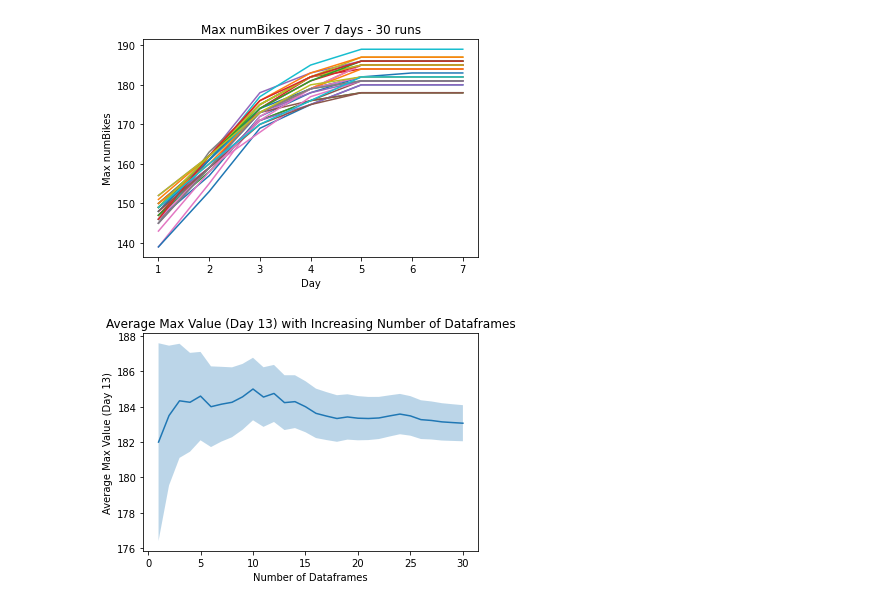
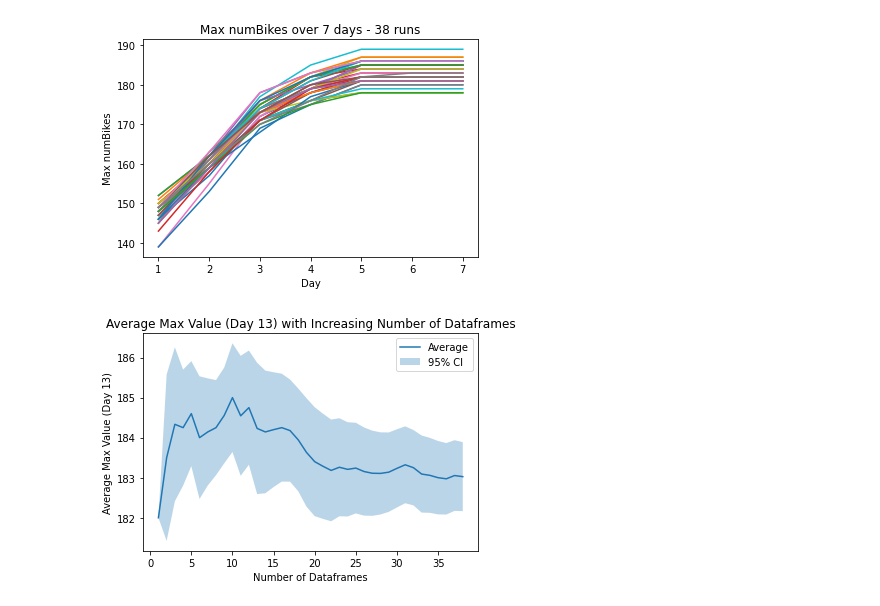
Before and after one commit to CityScope/MobilityTable_SanSebastian, a Jupyter notebook: postprocessing/result_analysis_dynamicfleetsizing.ipynb, the cells around one changed output. Drawn from its saved outputs; the diff is of its cells as text; code cells hidden in the pictures.

```diff
--- a/postprocessing/result_analysis_dynamicfleetsizing.ipynb
+++ b/postprocessing/result_analysis_dynamicfleetsizing.ipynb
@@ -50,36 +50,64 @@ formatter = FuncFormatter(subtract_six)
 ax.xaxis.set_major_formatter(formatter)
 
 
-plt.title('Max numBikes over 7 days - 30 runs')
+plt.title('Max numBikes over 7 days - 38 runs')
 
 # Step 6: Display the plot
 plt.show()
 # %% [output]
-[figure, old version]
+[figure, new version]
 # %%
-
-# Step 1: Create an empty list to store the maximum values
+# Step 1: Create empty lists to store the maximum values, average values, and confidence intervals
 max_values_day_13 = []
+avg_values = []
+ci_lower_values = []
+ci_upper_values = []
+ci_delta_values = []
 
 # Step 2: Loop over the dataframes and calculate the maximum value for "day 13"
-for df in df_total:
+for i, df in enumerate(df_total):
     max_value_day_13 = df.loc[df['Day'] == 13, 'NumBikes'].max()
     max_values_day_13.append(max_value_day_13)
 
-# Step 3: Calculate the cumulative average
-avg_values = np.cumsum(max_values_day_13) / np.arange(1, len(max_values_day_13) + 1)
+    # Calculate the average and confidence intervals with an increasing number of dataframes
+    x_values = range(i + 1)
+    avg_value = np.mean(max_values_day_13[:i + 1])
+    std_value = np.std(max_values_day_13[:i + 1])
+    ci_lower = avg_value - 1.96 * std_value / np.sqrt(i + 1)
+    ci_upper = avg_value + 1.96 * std_value / np.sqrt(i + 1)
+    ci_delta = ci_upper - ci_lower
 
-# Step 4: Calculate the 95% confidence interval
-std_values = np.std(max_values_day_13)
-ci_lower = avg_values - 1.96 * std_values / np.sqrt(np.arange(1, len(max_values_day_13) + 1))
-ci_upper = avg_values + 1.96 * std_values / np.sqrt(np.arange(1, len(max_values_day_13) + 1))
+    # Append the average, confidence interval, and delta values to their respective lists
+    avg_values.append(avg_value)
+    ci_lower_values.append(ci_lower)
+    ci_upper_values.append(ci_upper)
+    ci_delta_values.append(ci_delta)
 
-# Step 5: Create the plot
-plt.plot(range(1, len(max_values_day_13) + 1), avg_values, label='Average')
-plt.fill_between(range(1, len(max_values_day_13) + 1), ci_lower, ci_upper, alpha=0.3, label='95% CI')
+# Step 3: Create the x-axis values
+x_values = range(1, len(df_total) + 1)
+
+# Step 4: Create the plot
+plt.plot(x_values, avg_values, label='Average')
+plt.fill_between(x_values, ci_lower_values, ci_upper_values, alpha=0.3, label='95% CI')
 plt.xlabel('Number of Dataframes')
 plt.ylabel('Average Max Value (Day 13)')
 plt.title('Average Max Value (Day 13) with Increasing Number of Dataframes')
+plt.legend()
 plt.show()
+
+# Step 5: Create a DataFrame with the data
+data = {
+    'Number of Dataframes': x_values,
+    'Average': avg_values,
+    'CI Lower': ci_lower_values,
+    'CI Upper': ci_upper_values,
+    'CI Delta': ci_delta_values
+}
+df_table = pd.DataFrame(data)
+
+
+
+# Step 6: Save the DataFrame to a CSV file
+#df_table.to_csv('average_ci_data.csv', index=False)
 # %% [output]
-[figure, old version]
+[figure, new version]
```
Also changed, not shown: parts of 5 cells of this notebook, 6 other files.
